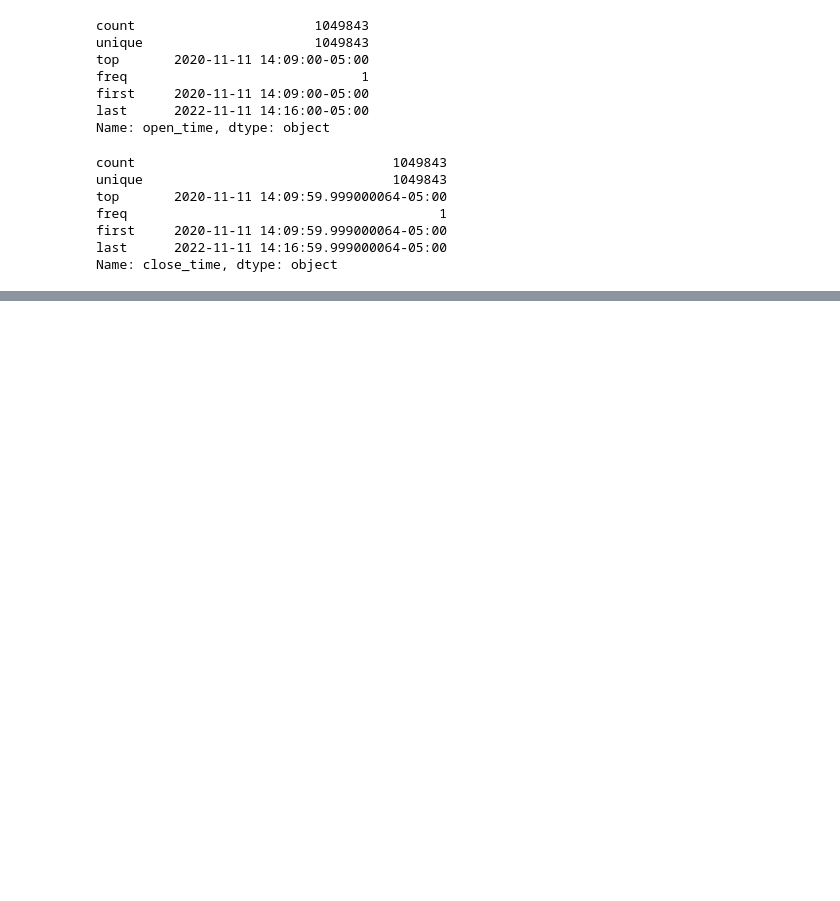
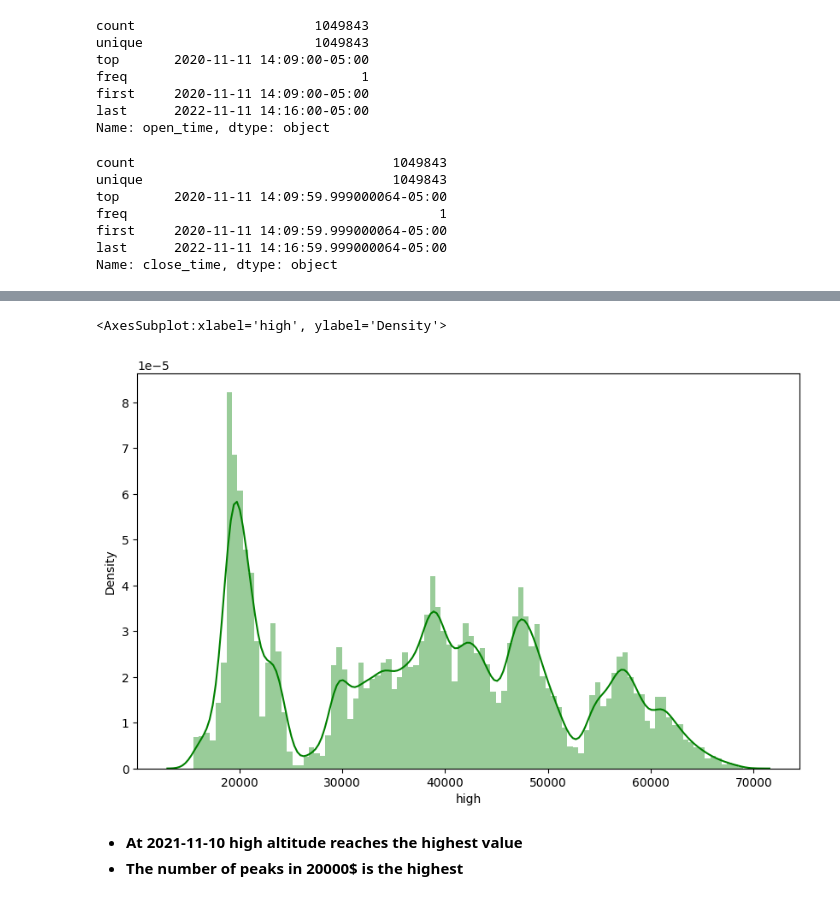
Before and after one commit to An-Tran-2001/Use-Your-Brain-To-Gamble, a Jupyter notebook: Data_normalization.ipynb, the cells around one changed output, grey strips where cells are left out. Cells and saved outputs as stored; diff of their text form; code cells hidden in the pictures; blank space fills up the shorter version.

```diff
--- a/Data_normalization.ipynb
+++ b/Data_normalization.ipynb
@@ -288,0 +298,9 @@ Name: open_time, dtype: object
+# %%
+plt.figure(figsize=(10,6))
+sns.distplot(btcusdt_df['high'], color='g', bins=100, hist_kws={'alpha': 0.4})
+# %% [output]
+<AxesSubplot:xlabel='high', ylabel='Density'>
+[figure, added]
+# %% [markdown]
+- **At 2021-11-10 high altitude reaches the highest value**
+- **The number of peaks in 20000$ is the highest**
```
Also changed, not shown: parts of 24 cells of this notebook.
